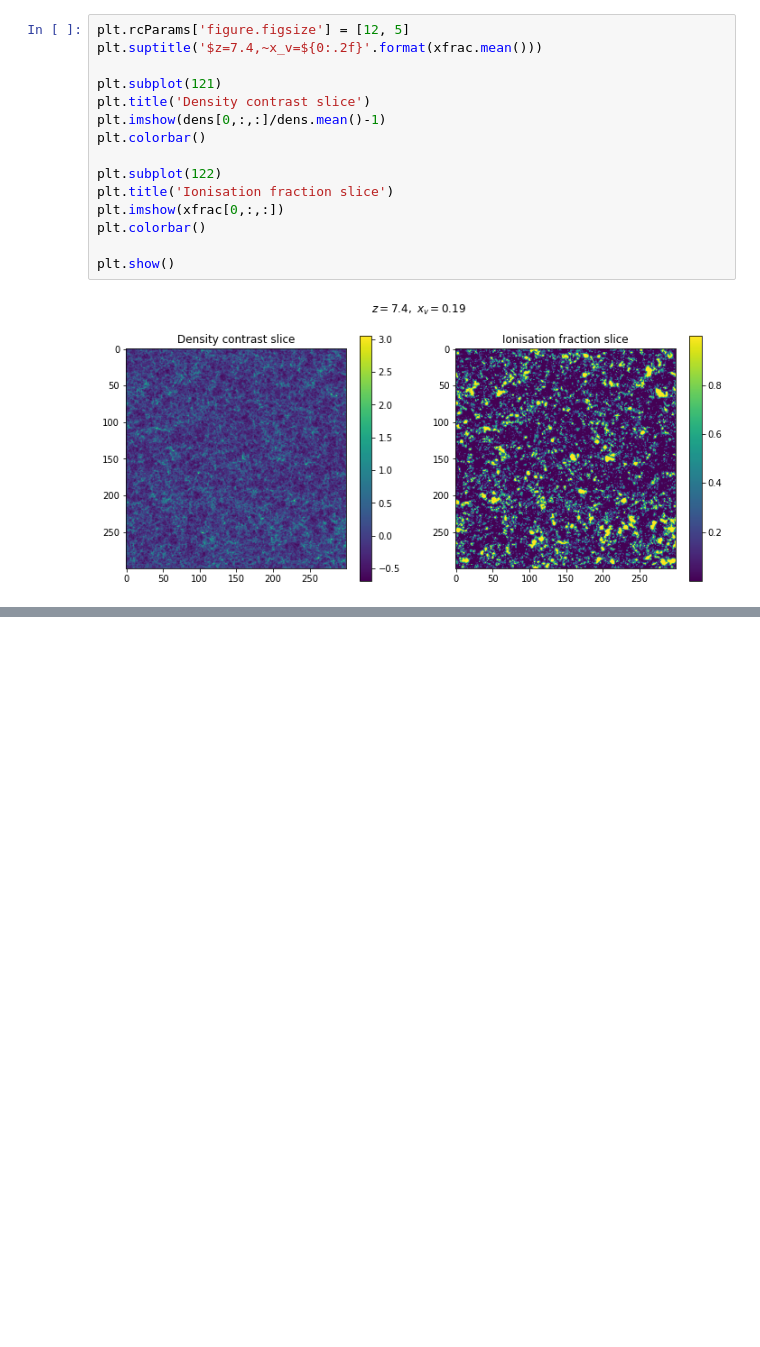
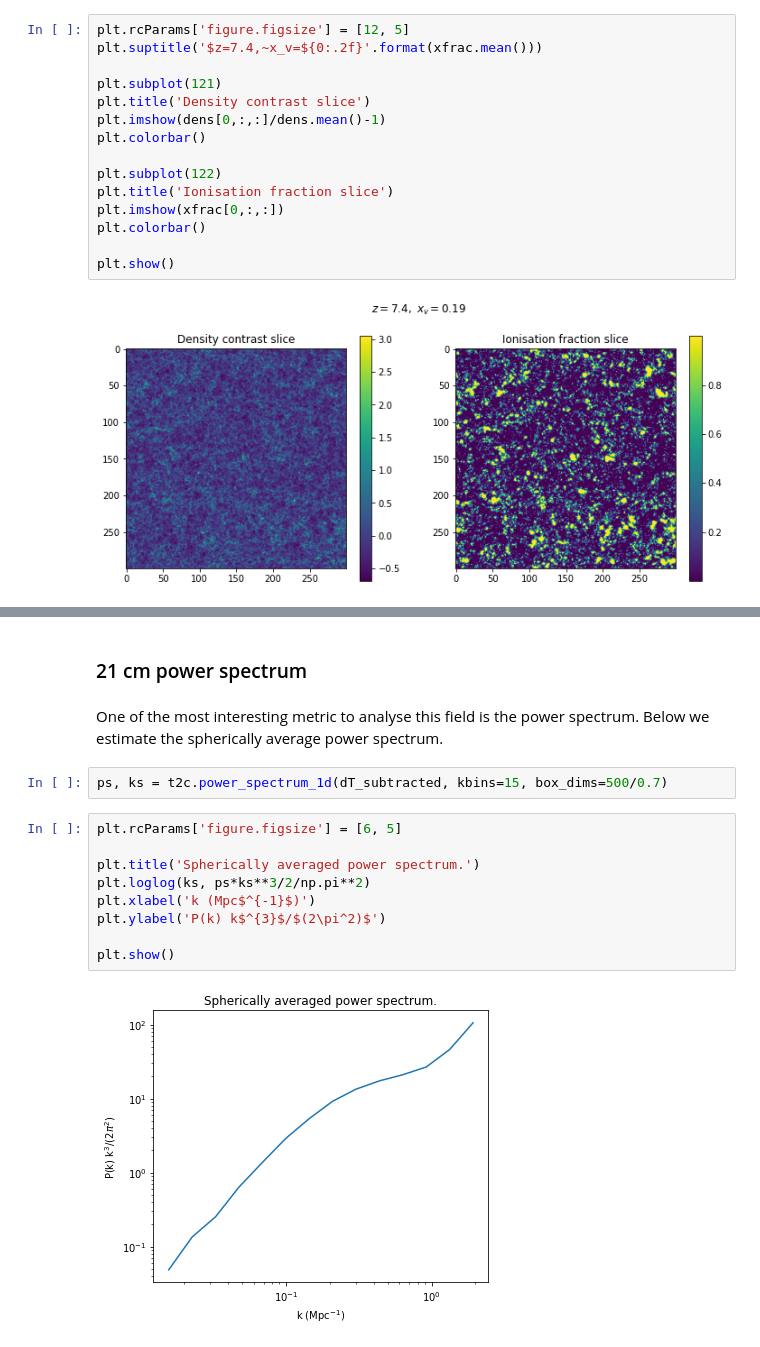
Before and after one commit to sambit-giri/tools21cm, a Jupyter notebook: docs/examples/read_write_plot.ipynb, the cells around one changed output, grey strips where cells are left out. Cells and saved outputs as stored; diff of their text form; blank space fills up the shorter version.

```diff
--- a/docs/examples/read_write_plot.ipynb
+++ b/docs/examples/read_write_plot.ipynb
@@ -44,0 +62,17 @@ plt.show()
+# %% [markdown]
+### 21 cm power spectrum
+# %% [markdown]
+One of the most interesting metric to analyse this field is the power spectrum. Below we estimate the spherically average power spectrum.
+# %%
+ps, ks = t2c.power_spectrum_1d(dT_subtracted, kbins=15, box_dims=500/0.7)
+# %%
+plt.rcParams['figure.figsize'] = [6, 5]
+
+plt.title('Spherically averaged power spectrum.')
+plt.loglog(ks, ps*ks**3/2/np.pi**2)
+plt.xlabel('k (Mpc$^{-1}$)')
+plt.ylabel('P(k) k$^{3}$/$(2\pi^2)$')
+
+plt.show()
+# %% [output]
+[figure, added]
```
Also changed, not shown: parts of 5 cells of this notebook.
